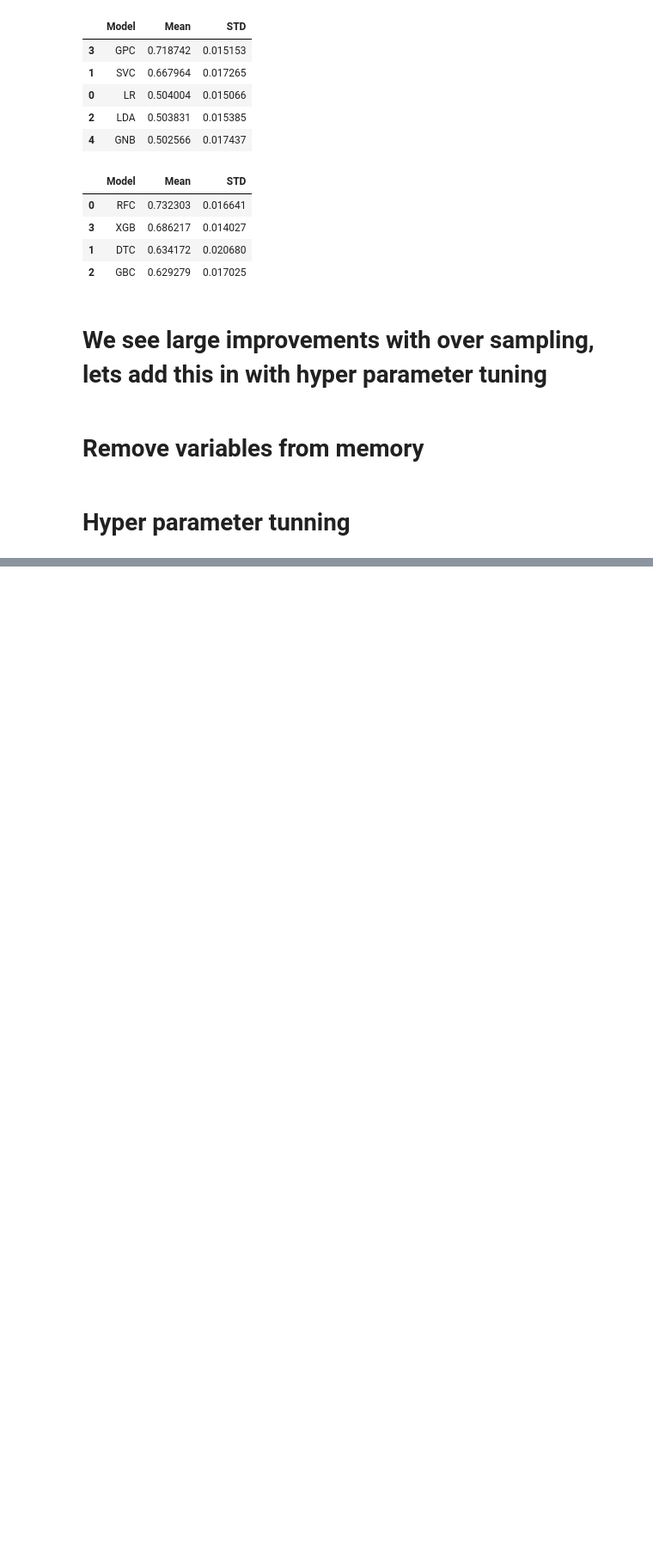
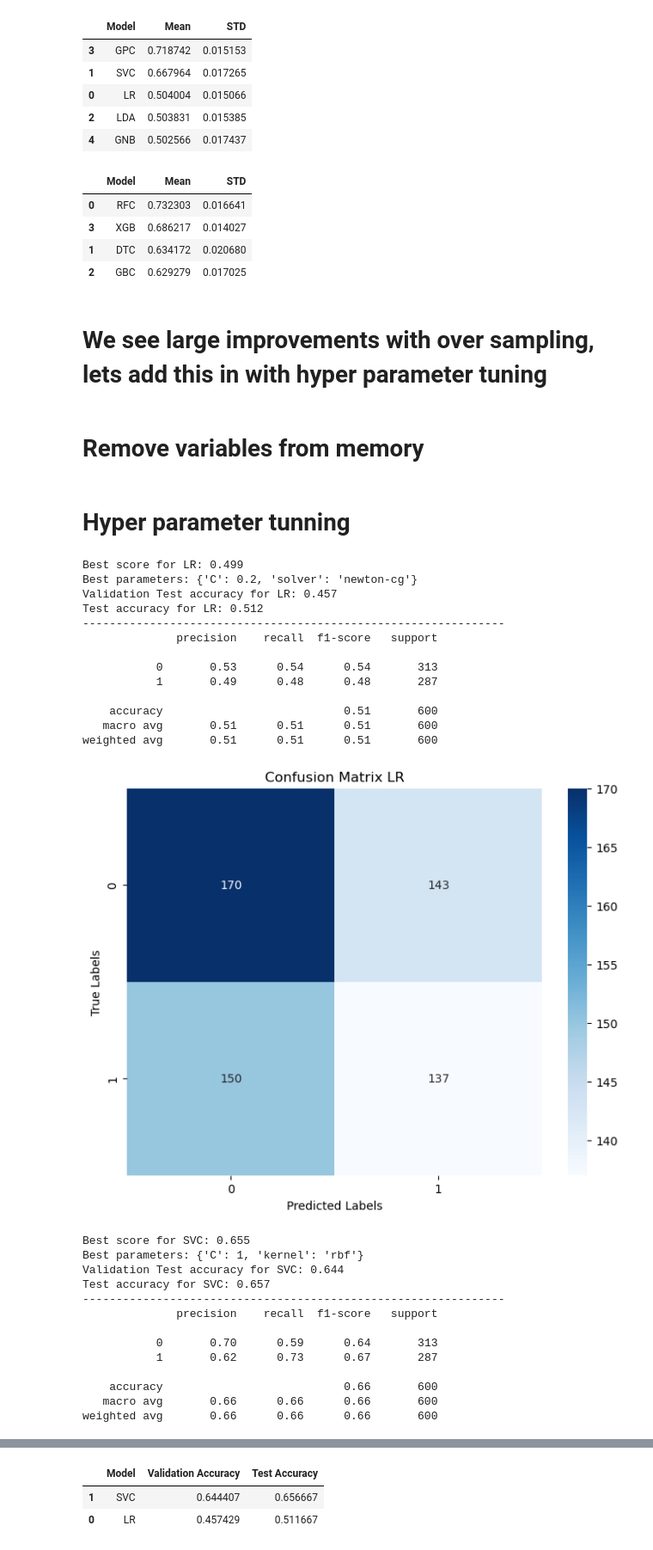
Before and after one commit to MaukanMir/Water-Quality-Classification, a Jupyter notebook: training.ipynb, the cells around one changed output, grey strips where cells are left out. Shown: that part at 86% size. Drawn from its saved outputs; the diff is of its cells as text; code cells hidden in the pictures; blank space fills up the shorter version.

Commit message:
added new models

```diff
--- a/training.ipynb
+++ b/training.ipynb
@@ -399,3 +467,47 @@ for variable in variables_to_delete:
   del variable
 # %% [markdown]
 # Hyper parameter tunning
+# %%
+param_grid = {
+  "LR":{
+        'solver': ['newton-cg', 'sag', 'saga', 'lbfgs'],
+        'C': [0.1, 0.2, 0.4, 0.5, 1, 2, 4, 5, 10, 20, 50, 100, 400]
+  },
+  "SVC": {
+        'kernel': ['linear', 'poly', 'rbf', 'sigmoid'],
+        'C': [0.1, 0.2, 0.3, 0.4, 0.5, 0.6, 0.7, 0.8, 0.9, 1]
+  }
+    }
+
+names = ["LR", "SVC"]
+models = get_selected_models(names)
+metric = make_scorer(accuracy_score)
+val_grid_search_selected_models(names, models, X_bl, y_bl, metric , param_grid)
+# %% [output]
+Best score for LR: 0.499
+Best parameters: {'C': 0.2, 'solver': 'newton-cg'}
+Validation Test accuracy for LR: 0.457
+Test accuracy for LR: 0.512
+---------------------------------------------------------------
+              precision    recall  f1-score   support
+
+           0       0.53      0.54      0.54       313
+           1       0.49      0.48      0.48       287
+
+    accuracy                           0.51       600
+   macro avg       0.51      0.51      0.51       600
+weighted avg       0.51      0.51      0.51       600
+[figure, added]
+Best score for SVC: 0.655
+Best parameters: {'C': 1, 'kernel': 'rbf'}
+Validation Test accuracy for SVC: 0.644
+Test accuracy for SVC: 0.657
+---------------------------------------------------------------
+              precision    recall  f1-score   support
+
+           0       0.70      0.59      0.64       313
+           1       0.62      0.73      0.67       287
+
+    accuracy                           0.66       600
+   macro avg       0.66      0.66      0.66       600
+weighted avg       0.66      0.66      0.66       600
@@ -401,0 +515,3 @@ for variable in variables_to_delete:
+|  | Model | Validation Accuracy | Test Accuracy |
+| 1 | SVC | 0.644407 | 0.656667 |
+| 0 | LR | 0.457429 | 0.511667 |
```
Also changed, not shown: parts of 3 cells of this notebook.
